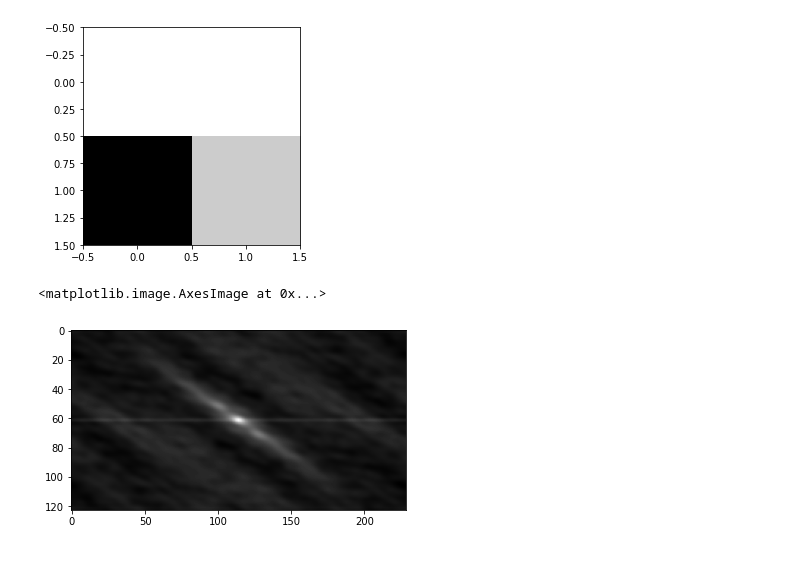
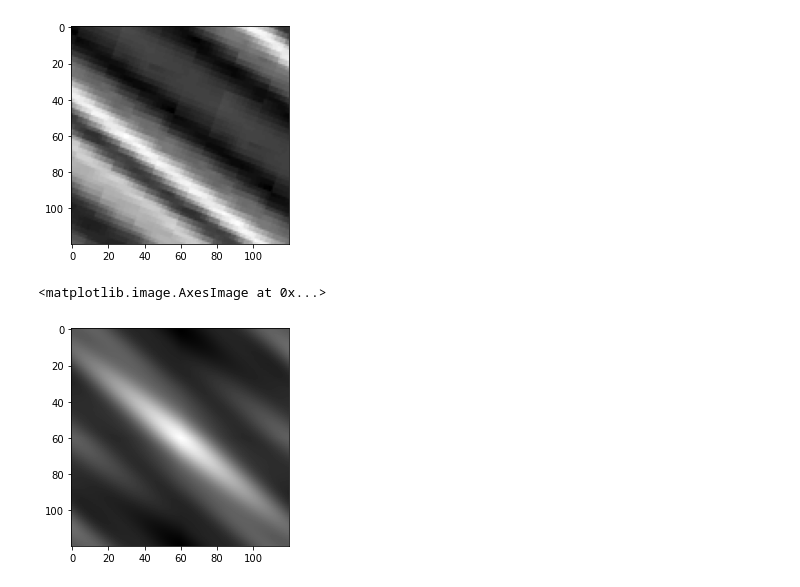
Before and after one commit to alexlib/RiverSurfaceVelocimetry, a Jupyter notebook: FFTMethod.ipynb, the cells around one changed output. Drawn from its saved outputs; the diff is of its cells as text; code cells hidden in the pictures.

```diff
--- a/FFTMethod.ipynb
+++ b/FFTMethod.ipynb
@@ -5,23 +5,27 @@ import matplotlib.pyplot as plt
 import os
 %matplotlib inline
 # %%
-img = cv2.imread('1.png')
+real_alpha = 51.6
+img = cv2.imread('sti_imgs/fai=%s.png' % str(real_alpha))
+# img = cv2.imread('sti/test.jpg')
 img = cv2.cvtColor(img, cv2.COLOR_BGR2GRAY)
 
 length = min(img.shape[0], img.shape[1])
 length = length if length % 2 == 0 else length -1
-img = img[::length, ::length]
+img = img[0:length, 0:length]
 
 plt.imshow(img, 'gray')
 plt.show()
 # %% [output]
-[figure, old version]
+[figure, new version]
 # %%
 img_f = np.fft.fft2(img)
 img_ac = np.fft.fftshift(np.fft.ifft2(np.abs(img_f) ** 2))
-height, width = img_ac.shape
+width, height = img_ac.shape
+img_ac_show = abs(img_ac)
+img_ac_show = img_ac_show / img_ac_show[width // 2][height // 2]
 
-plt.imshow(abs(img_ac) / abs(img_ac)[height // 2][width // 2], 'gray')
+plt.imshow(img_ac_show, 'gray')
 # %% [output]
 <matplotlib.image.AxesImage at 0x...>
-[figure, old version]
+[figure, new version]
```
Also changed, not shown: parts of 6 cells of this notebook, 4 other files.
